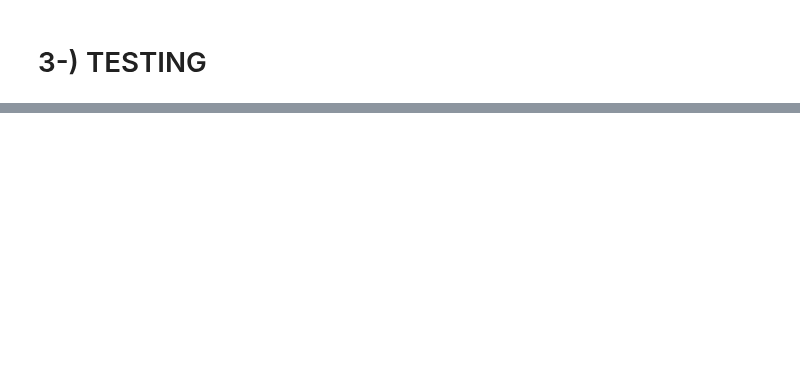
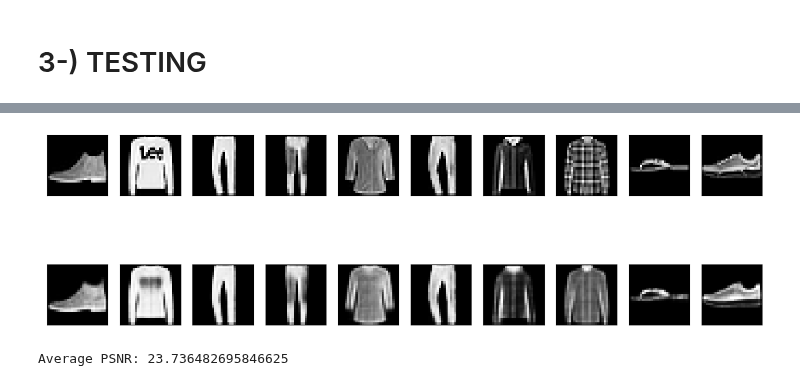
Before and after one commit to giraydorukyurt7/Data_Science-And-Artificial_Intelligence-Journeys, a Jupyter notebook: Deep_Learning/AUTOENCODER_FASHION_MNIST/autoencoder_fashion_mnist.ipynb, the cells around one changed output, grey strips where cells are left out. Cells and saved outputs as stored; diff of their text form; code cells hidden in the pictures; blank space fills up the shorter version.

Commit message:
AUTOENCODER - Fashion Mnist 2

```diff
--- a/Deep_Learning/AUTOENCODER_FASHION_MNIST/autoencoder_fashion_mnist.ipynb
+++ b/Deep_Learning/AUTOENCODER_FASHION_MNIST/autoencoder_fashion_mnist.ipynb
@@ -85,0 +115,10 @@ encoded     = Dense(encoding_dim, activation="reLu")(encoded) #Latent space
+# %%
+history = autoencoder.fit(x=X_train,
+                          y=X_train,
+                          epochs=1000,
+                          batch_size=64,
+                          shuffle=True,
+                          validation_data=(X_test,
+                                           X_test),
+                          verbose=1,
+                          callbacks=[early_stopping])
@@ -87,0 +158,18 @@ encoded     = Dense(encoding_dim, activation="reLu")(encoded) #Latent space
+# %%
+# seperate model as encoder and decoder
+
+#Encoder
+encoder = Model(input_image, encoded)
+
+#Decoder
+encoded_input = Input(shape=(encoding_dim,))
+decoder_layer1 = autoencoder.layers[-4](encoded_input)
+decoder_layer2 = autoencoder.layers[-3](decoder_layer1)
+decoder_layer3 = autoencoder.layers[-2](decoder_layer2)
+decoder_output = autoencoder.layers[-1](decoder_layer3)
+
+decoder = Model(encoded_input, decoder_output)
+# %%
+#compress and reconstruct
+encoded_images = encoder.predict(X_test) #Compress to latent
+decoded_images = decoder.predict(encoded_images) #Reconstruct from latent
@@ -87,0 +179,19 @@ encoded     = Dense(encoding_dim, activation="reLu")(encoded) #Latent space
+# %%
+#visualize
+n = 10
+
+plt.figure(figsize=(15,5))
+for i in range(n):
+    #original image
+    ax = plt.subplot(2,n,i+1)
+    plt.imshow(X_test[i].reshape(28,28), cmap="gray")
+    ax.get_xaxis().set_visible(False)
+    ax.get_yaxis().set_visible(False)
+    #Decoded image
+    ax = plt.subplot(2,n,i+1+n)
+    plt.imshow(decoded_images[i].reshape(28,28), cmap="gray")
+    ax.get_xaxis().set_visible(False)
+    ax.get_yaxis().set_visible(False)
+plt.show()
+# %% [output]
+[figure, added]
@@ -87,0 +215,5 @@ encoded     = Dense(encoding_dim, activation="reLu")(encoded) #Latent space
+# %%
+average_psnr = np.mean(psnr_score)
+print(f"Average PSNR: {average_psnr}")
+# %% [output]
+Average PSNR: 23.736482695846625
```
Also changed, not shown: parts of 13 cells of this notebook.
